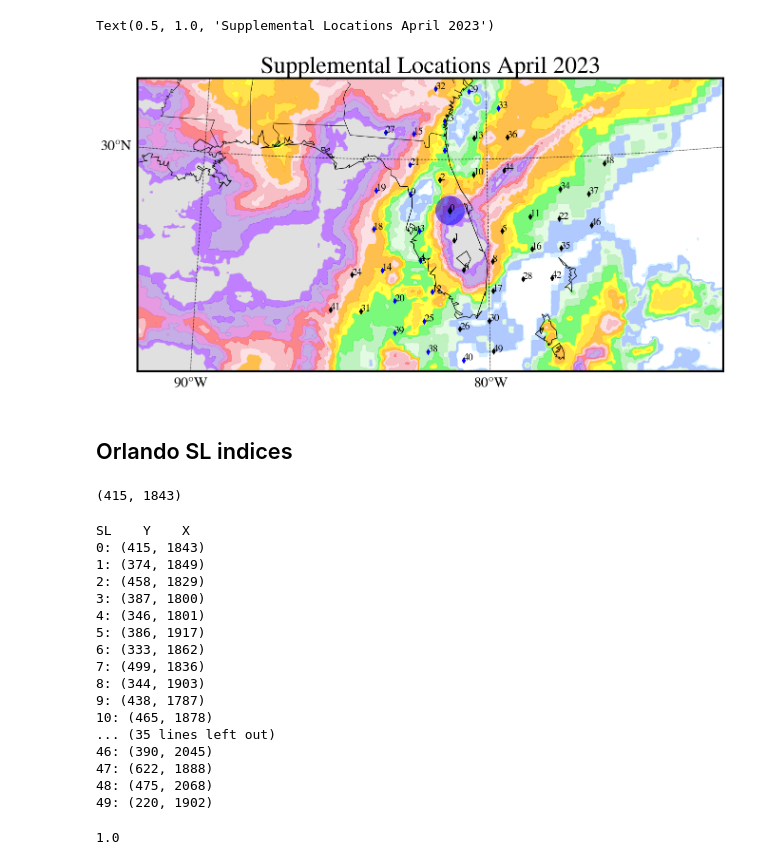
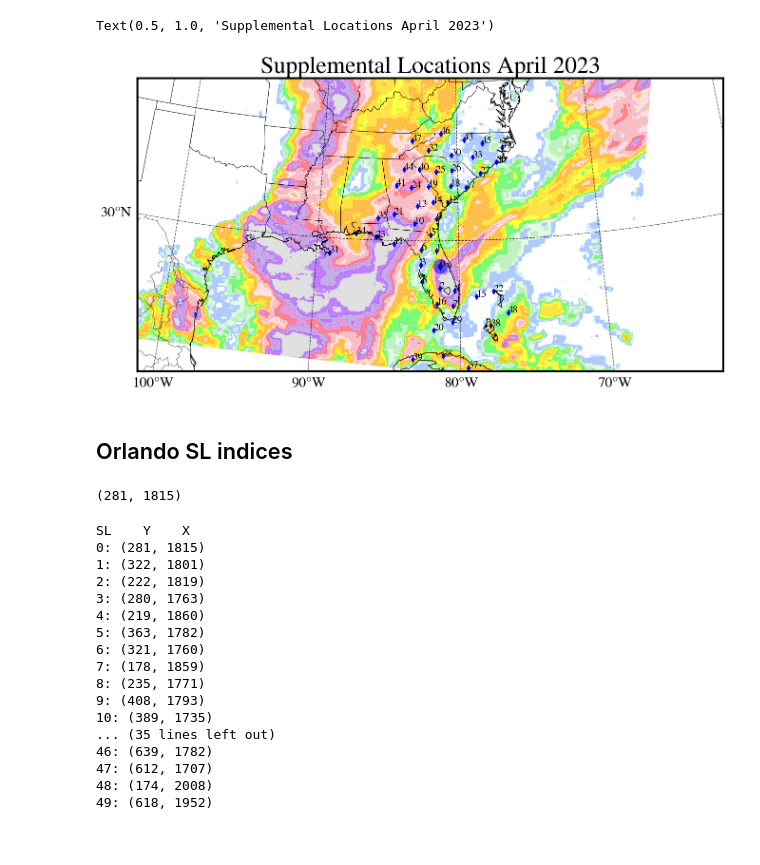
Before and after one commit to SidneyLower-NOAA/SMD_Notebooks, a Jupyter notebook: Supplemental_Locations/Water_SLs.ipynb, the cells around one changed output. Cells and saved outputs as stored; diff of their text form; code cells hidden in the pictures.

Commit message:
fixed massive error in how i selected nearest grid points

```diff
--- a/Supplemental_Locations/Water_SLs.ipynb
+++ b/Supplemental_Locations/Water_SLs.ipynb
@@ -66,8 +66,8 @@ xlocs = ds.xlocations.data
 ylocs = ds.ylocations.data
 
 #unpack lats and lons to index over
-lat_arr = ds.latitude.data.T[0]
-lon_arr = ds.longitude.data[0]
+lat_arr = ds.latitude.data
+lon_arr = ds.longitude.data
 
 #land mask data
 land_mask = ds.land_mask.data
@@ -95,10 +111,13 @@ def get_nearest_grid(lat_input, long_input):
     # Get indices of the nearest lat/lon values
     # Lat/long input will be values corresponding to chosen stations
     lat_index, lon_index = [],[]
-    for lat in lat_input:
-        lat_index.append(np.argmin((lat_arr-lat)**2))
-    for long in long_input:
-        lon_index.append(np.argmin((lon_arr-long)**2))
+
+    #CONUS grid arranged (y,x) so need to index like that
+    for i in range(len(lat_input)):
+        a = np.abs(lat_arr-station_lats[i]) + np.abs(lon_arr-station_lons[i])
+        i,j = np.unravel_index(a.argmin(), a.shape)
+        lat_index.append(i)
+        lon_index.append(j)
     return lat_index, lon_index
 
 def to360(x):
@@ -133,7 +152,7 @@ colorst = ['White','#E4FFFF','#C4E8FF','#8FB3FF','#D8F9D8',\
 
 #GEFS
 lats, lons = ds.latitude.data, ds.longitude.data
-m = Basemap(projection='lcc',lon_0=-82,lat_0=28,width=2e6,height=1e6, resolution='l')
+m = Basemap(projection='lcc',lon_0=-82,lat_0=31,width=4e6,height=2e6, resolution='l')
 xx, yy = m(lons,lats) #note to self, x=lons y=lats
 
 cs = m.contourf(xx,yy,precip_totals,extend='both',ax=axes,levels= clevs_precip,cmap=None, alpha=0.7,colors=colorst)
@@ -149,43 +168,43 @@ for loc in [5]:#range(len(station_lats)):
     #this is *supposed to be* the radius where water SLs would be valid
     lon0, lat0 = station_lons[loc], station_lats[loc]
     m.tissot(lon0, lat0, radius_for_tissot(50), 256, facecolor='b', alpha=0.5)
 
     #plot SLs
     x_thisloc = xlocs[:,lat_idx[loc], lon_idx[loc]]
     y_thisloc = ylocs[:,lat_idx[loc], lon_idx[loc]]
     #bookkeeping for fortran --> python indices
     x_thisloc = [int(i)-1 for i in x_thisloc]
     y_thisloc = [int(i)-1 for i in y_thisloc]
     #index lat/lon
-    sl_lons = lon_arr[x_thisloc]
-    sl_lats = lat_arr[y_thisloc]
+    sl_lons = lon_arr[y_thisloc, x_thisloc]
+    sl_lats = lat_arr[y_thisloc, x_thisloc]
     x, y = m(sl_lons, sl_lats)  # transform coordinates
     for sl_num in range(50):
         plt.annotate(f'{sl_num}', xy=(x[sl_num], y[sl_num]), fontsize=15)
 
         if land_mask[y_thisloc[sl_num], x_thisloc[sl_num]] == 1.0:
             plt.scatter(x[sl_num], y[sl_num], s=35, marker=markers[loc], color='blue')
         else:
             plt.scatter(x[sl_num], y[sl_num], s=35, marker=markers[loc], color='black')
 
 
 m.drawcoastlines(ax=axes)
 m.drawcountries(ax=axes)
 m.drawstates(ax=axes)
 m.drawparallels(np.arange(-90.,120.,10.), labels=[1,0,0,0],fontsize=22,ax=axes)
 m.drawmeridians(np.arange(0.,360.,10.), labels=[0,0,0,1],fontsize=22,ax=axes)
 
 plt.title(f'Supplemental Locations {dt.strftime("%B")} 2023')
 # %% [output]
 Text(0.5, 1.0, 'Supplemental Locations April 2023')
-[figure, old version]
+[figure, new version]
 # %% [markdown]
 ## Orlando SL indices
 # %%
 loc = 5
 lat_idx[loc], lon_idx[loc]
 # %% [output]
-(415, 1843)
+(281, 1815)
 # %%
 x_thisloc = xlocs[:,lat_idx[loc], lon_idx[loc]]
 y_thisloc = ylocs[:,lat_idx[loc], lon_idx[loc]]
@@ -199,25 +218,19 @@ for sl in range(50):
     print(f'{sl}: {(y_thisloc[sl], x_thisloc[sl])}')
 # %% [output]
 SL    Y    X
-0: (415, 1843)
-1: (374, 1849)
-2: (458, 1829)
-3: (387, 1800)
-4: (346, 1801)
-5: (386, 1917)
-6: (333, 1862)
-7: (499, 1836)
-8: (344, 1903)
-9: (438, 1787)
-10: (465, 1878)
+0: (281, 1815)
+1: (322, 1801)
+2: (222, 1819)
+3: (280, 1763)
+4: (219, 1860)
+5: (363, 1782)
+6: (321, 1760)
+7: (178, 1859)
+8: (235, 1771)
+9: (408, 1793)
+10: (389, 1735)
 ... (35 lines left out)
-46: (390, 2045)
-47: (622, 1888)
-48: (475, 2068)
-49: (220, 1902)
+46: (639, 1782)
+47: (612, 1707)
+48: (174, 2008)
+49: (618, 1952)
-# %%
-#test one of the water points that is labeled land
-sl=39
-land_mask[y_thisloc[sl], x_thisloc[sl]]
-# %% [output]
-1.0
```
Also changed, not shown: parts of 2 cells of this notebook.
